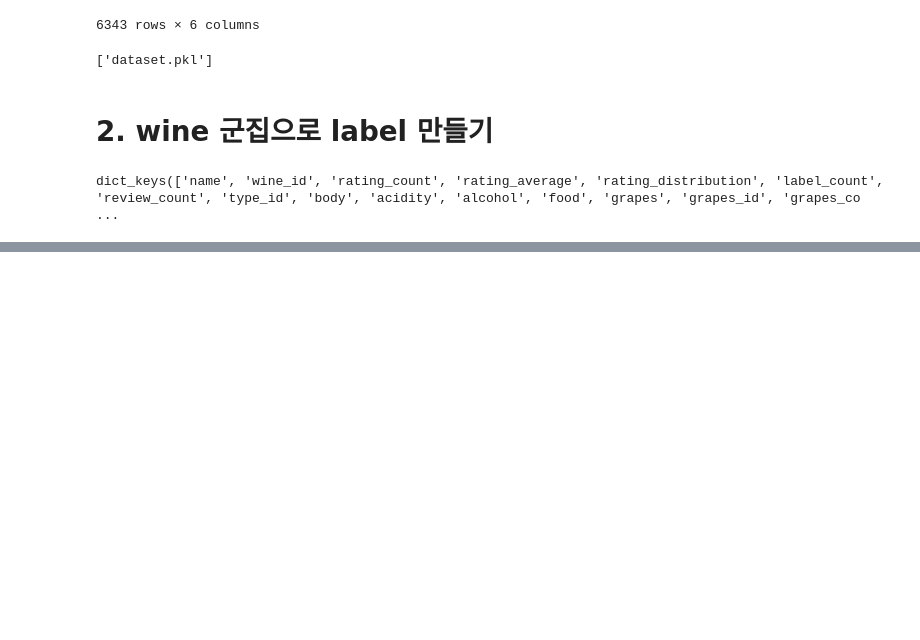
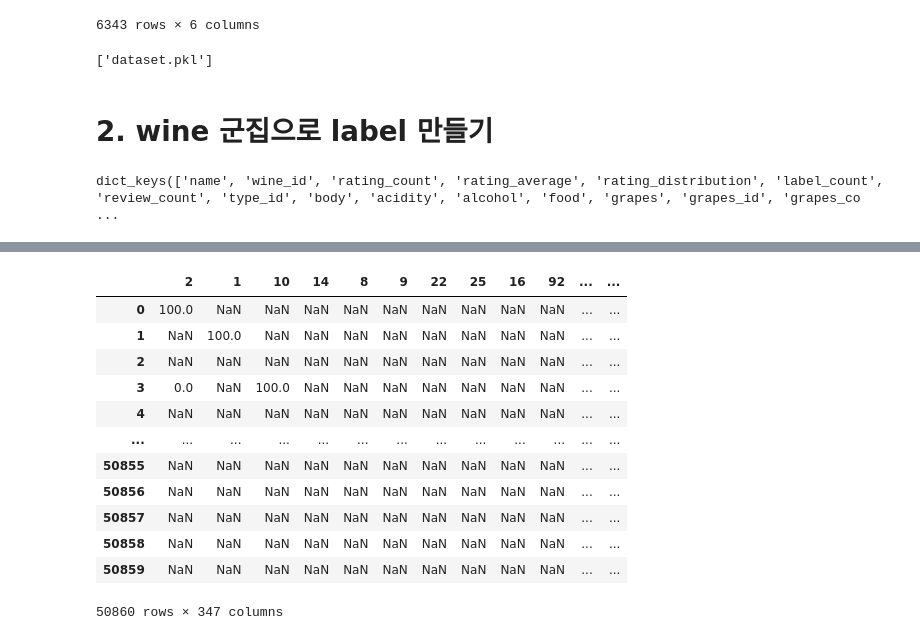
Before and after one commit to tobigs-reco-conf-1314/Tommelier, a Jupyter notebook: jinseok/1203_prep4DNN.ipynb, the cells around one changed output, grey strips where cells are left out. Saved outputs shown, nothing was run; the diff lists cells and outputs as text; code cells hidden in the pictures; blank space fills up the shorter version.

```diff
--- a/jinseok/1203_prep4DNN.ipynb
+++ b/jinseok/1203_prep4DNN.ipynb
@@ -282,3 +323,19 @@ item = (pd.DataFrame(zip(
+# %%
+pd.DataFrame(wine['grape_composition'].values())
+# %% [output]
+|  | 2 | 1 | 10 | 14 | 8 | 9 | 22 | 25 | 16 | 92 | ... | ... |
+| 0 | 100.0 | NaN | NaN | NaN | NaN | NaN | NaN | NaN | NaN | NaN | ... | ... |
+| 1 | NaN | 100.0 | NaN | NaN | NaN | NaN | NaN | NaN | NaN | NaN | ... | ... |
+| 2 | NaN | NaN | NaN | NaN | NaN | NaN | NaN | NaN | NaN | NaN | ... | ... |
+| 3 | 0.0 | NaN | 100.0 | NaN | NaN | NaN | NaN | NaN | NaN | NaN | ... | ... |
+| 4 | NaN | NaN | NaN | NaN | NaN | NaN | NaN | NaN | NaN | NaN | ... | ... |
+| ... | ... | ... | ... | ... | ... | ... | ... | ... | ... | ... | ... | ... |
+| 50855 | NaN | NaN | NaN | NaN | NaN | NaN | NaN | NaN | NaN | NaN | ... | ... |
+| 50856 | NaN | NaN | NaN | NaN | NaN | NaN | NaN | NaN | NaN | NaN | ... | ... |
+| 50857 | NaN | NaN | NaN | NaN | NaN | NaN | NaN | NaN | NaN | NaN | ... | ... |
+| 50858 | NaN | NaN | NaN | NaN | NaN | NaN | NaN | NaN | NaN | NaN | ... | ... |
+| 50859 | NaN | NaN | NaN | NaN | NaN | NaN | NaN | NaN | NaN | NaN | ... | ... |
+50860 rows × 347 columns
 # %%
 item.head()
 # %% [output]
```
Also changed, not shown: parts of 5 cells of this notebook.
